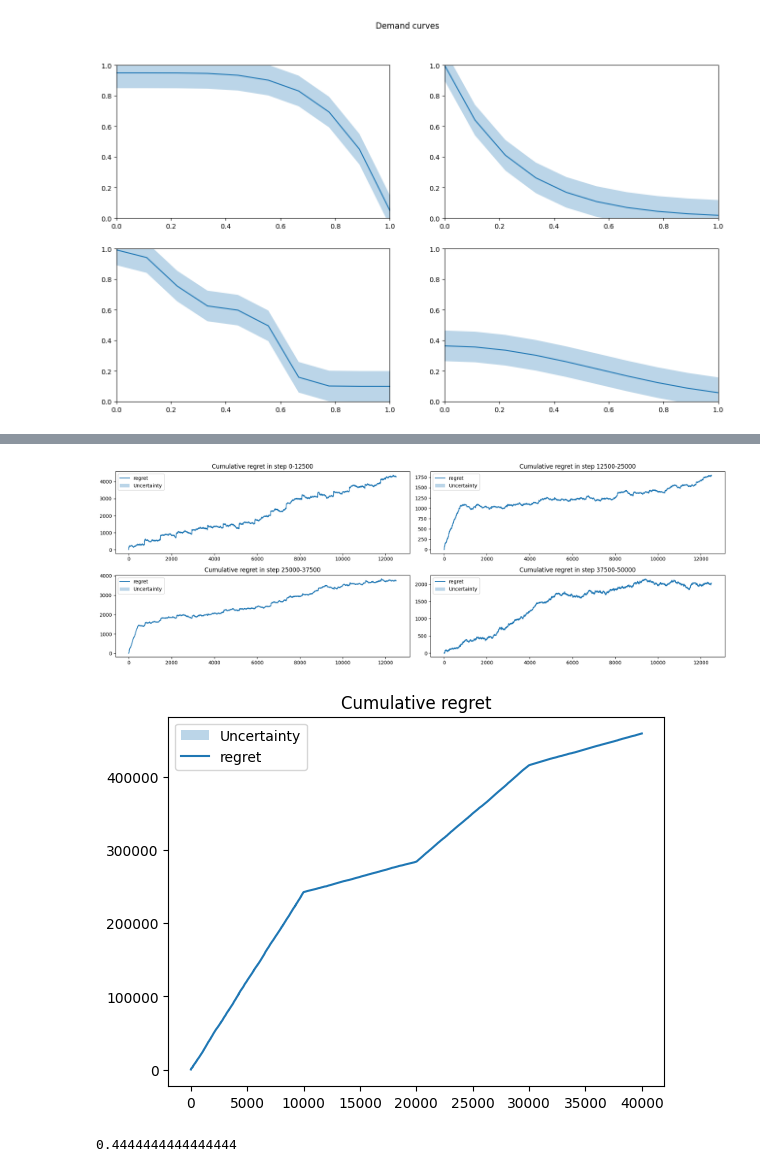
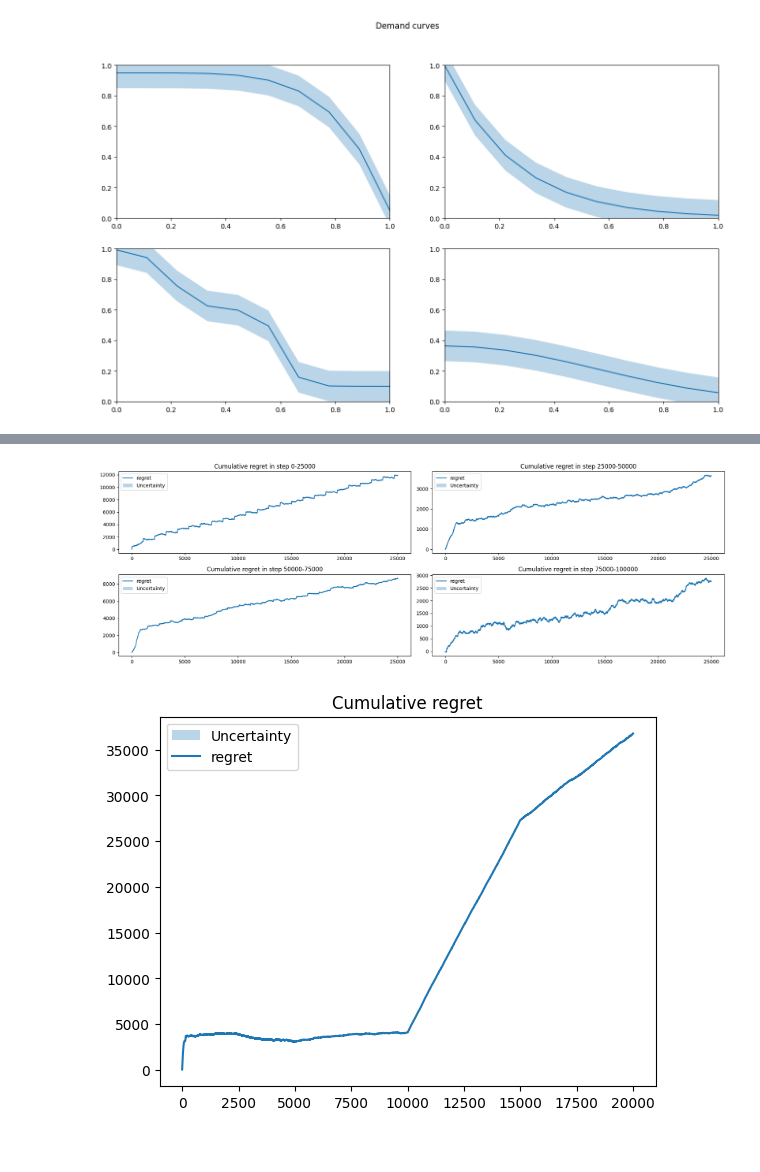
Before and after one commit to manuu1311/OLA-project, a Jupyter notebook: Deliverables/Requirement3/prova.ipynb, the cells around one changed output, grey strips where cells are left out. Cells and saved outputs as stored; diff of their text form; code cells hidden in the pictures.

Commit message:
cusum also works

```diff
--- a/Deliverables/Requirement3/prova.ipynb
+++ b/Deliverables/Requirement3/prova.ipynb
@@ -5,6 +5,7 @@ from pricing_environment import PricingEnvironment
 from pricing_agent import SWUCBAgent,CUSUMUCBAgent
 # %%
 n_cust=100
+discretization=20
 noise=0.1
 curve1=lambda p,noise_factor=noise: np.clip(0.95-0.9*p**5+np.random.uniform(-noise_factor,noise_factor),0,1)
 curve2=lambda p,noise_factor=noise: np.clip(np.exp(-4*p)+np.random.uniform(-noise_factor,noise_factor),0,1)
@@ -29,7 +30,7 @@ for i in range(len(axs)):
 [figure]
 # %%
 cost=0.2
-prices=np.linspace(0,1,10)
+prices=np.linspace(0,1,discretization)
 
 
 fig,axs=plt.subplots(2,2,figsize=(16,9))
@@ -56,8 +57,7 @@ Best_price for demand curve number 3: 0.6666666666666666
 # %%
 np.seterr('ignore')
-T=50000
+T=100000
 num_cust=100
-discretization=10
 prices=np.linspace(0,1,discretization)
 indexes=[int(T/4),int(2*T/4),int(3*T/4),T+1]
 W = int(2*np.sqrt(T*np.log(T)/4))
@@ -123,12 +123,11 @@ for i in range(len(idxs)-1):
 fig.tight_layout()
 #fig.show()
 # %% [output]
-[figure, old version]
+[figure, new version]
 # %%
 np.seterr('ignore')
-T=40000
+T=20000
 num_cust=100
-discretization=10
 prices=np.linspace(0,1,discretization)
 indexes=[int(T/4),int(2*T/4),int(3*T/4),T+1]
 
@@ -150,39 +149,35 @@ seeds=[1]
 
 for seed in seeds:
     np.random.seed(seed)
-    agent=CUSUMUCBAgent(10,T,M,h,prices)
+    agent=CUSUMUCBAgent(discretization,T,M,h,prices,range=0.05)
     env=PricingEnvironment(norm_dem_curves,cost,indexes)
     pulls=np.array([])
     rewards=np.array([])
     clair_reward=np.array([])
     for t in range(T):
         p_t = agent.pull_arm()
         d_t, r_t = env.round(p_t, num_cust,debug=False)
         agent.update(r_t/num_cust)
         rewards = np.append(rewards, r_t)
         pulls=np.append(pulls,p_t)
         dc,rc=env.round(clair_prices[t],num_cust,clairvoyant=True)
         clair_reward = np.append(clair_reward, rc)
     cumulative_regret=np.cumsum(clair_reward-rewards)
     regret_per_trial.append(cumulative_regret)
 
 regret_per_trial = np.array(regret_per_trial)
 
 average_regret = regret_per_trial.mean(axis=0)
 regret_sd = regret_per_trial.std(axis=0)
 n_trials=1
 plt.fill_between(np.arange(T),average_regret-regret_sd/np.sqrt(n_trials),average_regret+regret_sd/np.sqrt(n_trials),alpha=0.3,label='Uncertainty')
 
 plt.plot(average_regret,label='regret')
 plt.title('Cumulative regret')
 plt.legend()
 plt.show()
 # %% [output]
-[figure, old version]
+[figure, new version]
-# %%
-agent.pull_arm()
-# %% [output]
-0.4444444444444444
 # %%
 fig,axs=plt.subplots(2,2,figsize=(18,6))
 axs=axs.reshape(-1)
```
Also changed, not shown: parts of 5 cells of this notebook, 1 other file.
